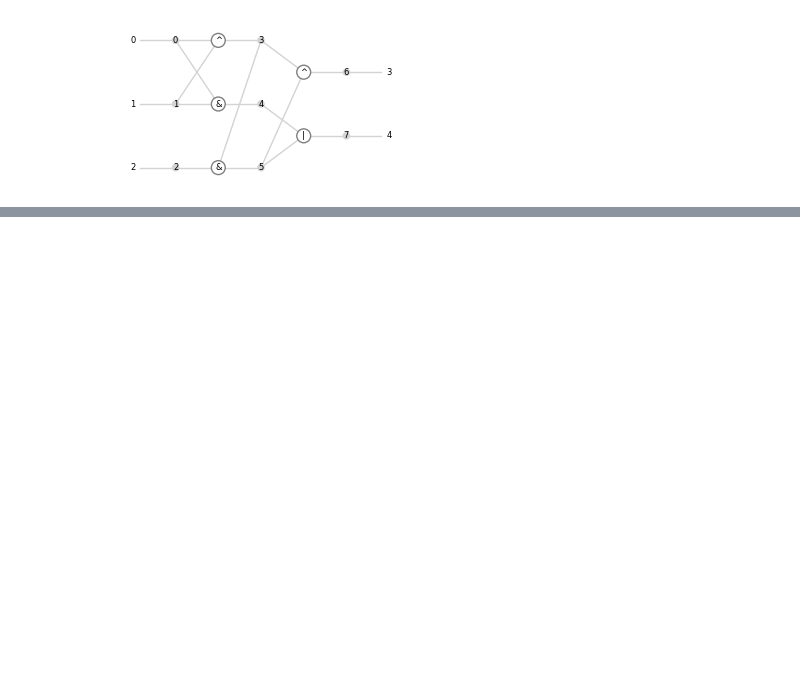
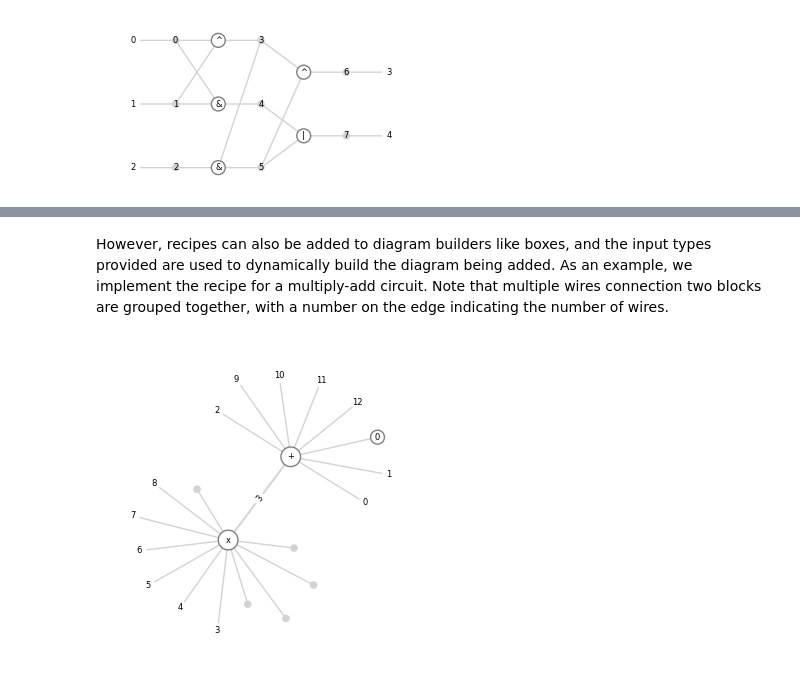
Before and after one commit to hashberg-io/tensorsat, a Jupyter notebook: notebooks/01-introduction.ipynb, the cells around one changed output, grey strips where cells are left out. Saved outputs shown, nothing was run; the diff lists cells and outputs as text; code cells hidden in the pictures; blank space fills up the shorter version.

```diff
--- a/notebooks/01-introduction.ipynb
+++ b/notebooks/01-introduction.ipynb
@@ -384,0 +504,39 @@ draw_diagram(
+# %% [markdown]
+However, recipes can also be added to diagram builders like boxes, and the input types provided are used to dynamically build the diagram being added.
+As an example, we implement the recipe for a multiply-add circuit.
+Note that multiple wires connection two blocks are grouped together, with a number on the edge indicating the number of wires.
+# %%
+from tensorsat.lib.bincirc import rc_adder, wallace_multiplier
+
+@Diagram.recipe
+def madd(circ: DiagramBuilder[FinSet], inputs: Sequence[Wire]) -> Sequence[Wire]:
+    """Computes ``x+y*z`` for ``n``-bit numbers ``x``, ``y`` and ``z``."""
+    if len(inputs) % 3 != 0:
+        raise ValueError("Multiply-add inputs must be divisible by 3.")
+    if not inputs:
+        raise ValueError("Multiply-add input cannot be empty.")
+    n = len(inputs) // 3
+    x = inputs[:n]
+    y = inputs[n:2*n]
+    z = inputs[2*n:]
+    m = wallace_multiplier @ circ[*y, *z]
+    carry0, = bit_0 @ circ[()]
+    add_inputs: list[Wire] = [carry0]
+    for x_bit, m_bit in zip(x, m):
+        add_inputs.append(x_bit)
+        add_inputs.append(m_bit)
+    return rc_adder @ circ[*add_inputs]
+
+draw_diagram(
+    madd(bit**9),
+    node_label={
+        "box": binop_labels,
+        "subdiagram": {
+            wallace_multiplier: "x",
+            rc_adder: "+",
+        }
+    },
+    figsize=(4, 4),
+)
+# %% [output]
+[figure, added]
```
Also changed, not shown: parts of 45 cells of this notebook.
